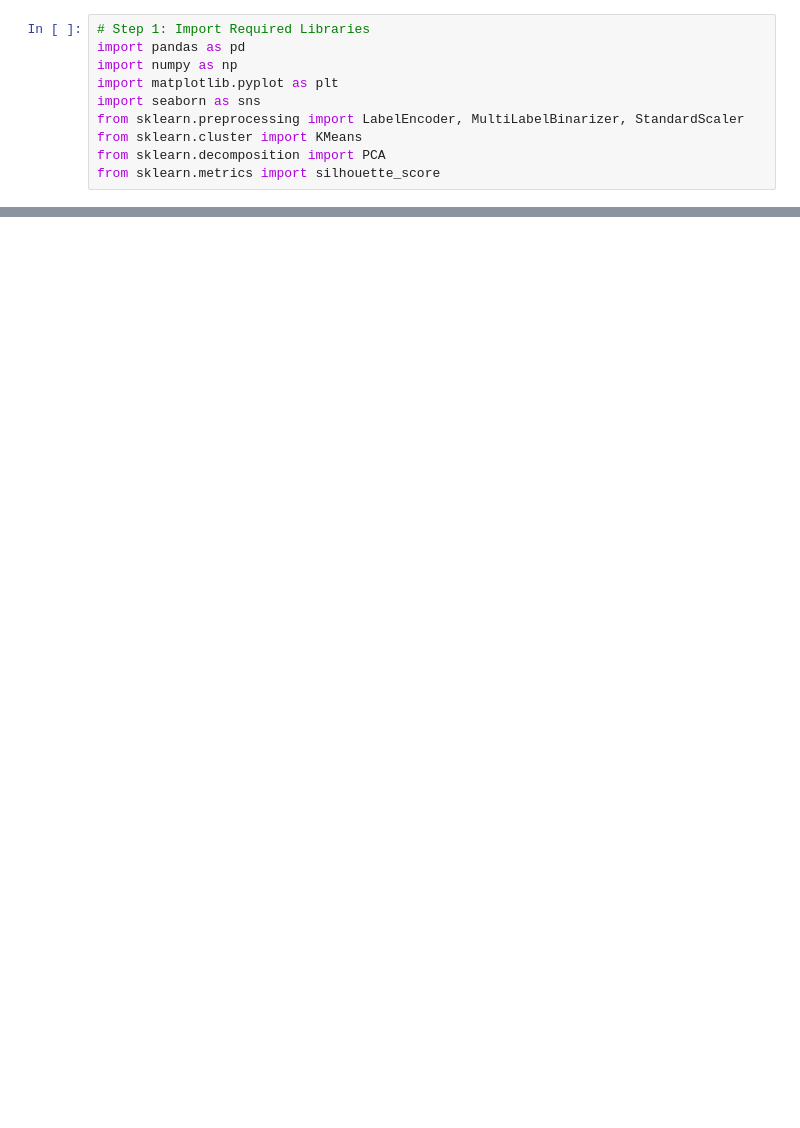
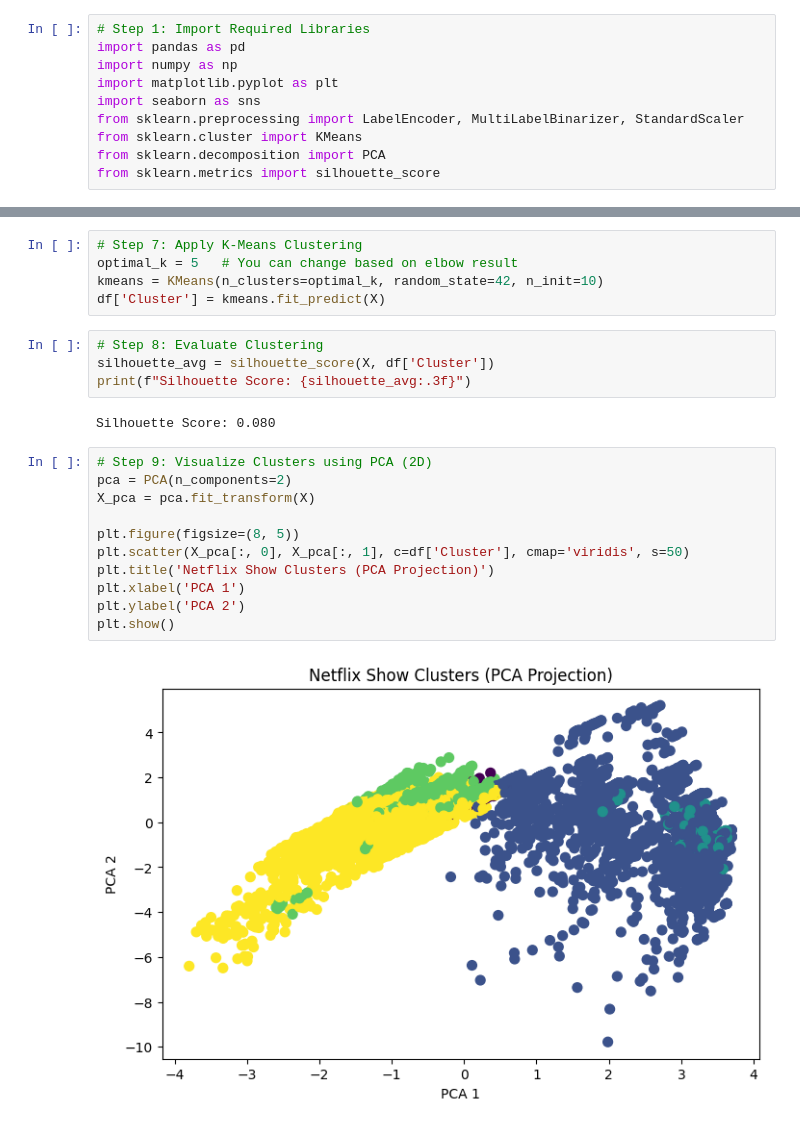
Before and after one commit to saniyaacharya04/Netflix-Show-Clustering, a Jupyter notebook: notebooks/netflix_clustering.ipynb, the cells around one changed output, grey strips where cells are left out. Drawn from its saved outputs; the diff is of its cells as text; blank space fills up the shorter version.

```diff
--- a/notebooks/netflix_clustering.ipynb
+++ b/notebooks/netflix_clustering.ipynb
@@ -17,0 +104,24 @@ EmptyDataError: No columns to parse from file
+# %%
+# Step 7: Apply K-Means Clustering
+optimal_k = 5   # You can change based on elbow result
+kmeans = KMeans(n_clusters=optimal_k, random_state=42, n_init=10)
+df['Cluster'] = kmeans.fit_predict(X)
+# %%
+# Step 8: Evaluate Clustering
+silhouette_avg = silhouette_score(X, df['Cluster'])
+print(f"Silhouette Score: {silhouette_avg:.3f}")
+# %% [output]
+Silhouette Score: 0.080
+# %%
+# Step 9: Visualize Clusters using PCA (2D)
+pca = PCA(n_components=2)
+X_pca = pca.fit_transform(X)
+
+plt.figure(figsize=(8, 5))
+plt.scatter(X_pca[:, 0], X_pca[:, 1], c=df['Cluster'], cmap='viridis', s=50)
+plt.title('Netflix Show Clusters (PCA Projection)')
+plt.xlabel('PCA 1')
+plt.ylabel('PCA 2')
+plt.show()
+# %% [output]
+[figure, added]
```
Also changed, not shown: parts of 15 cells of this notebook, 6 other files.
